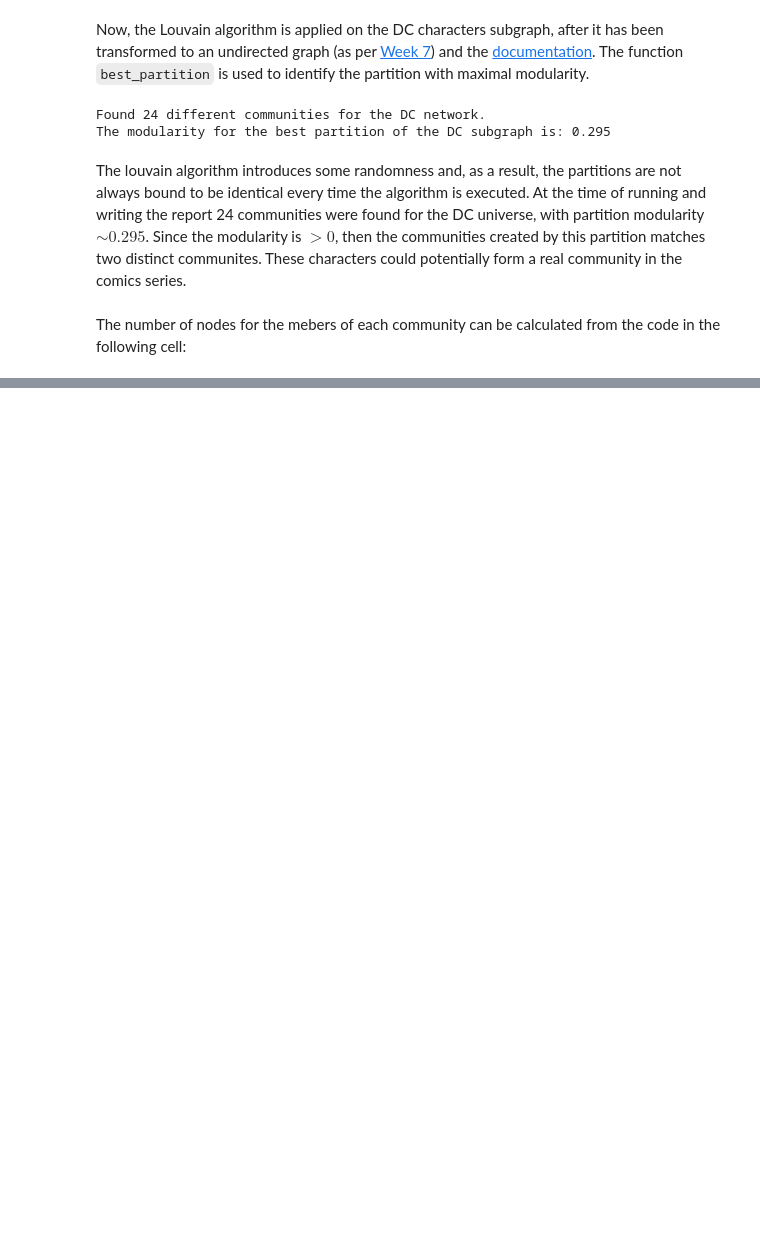
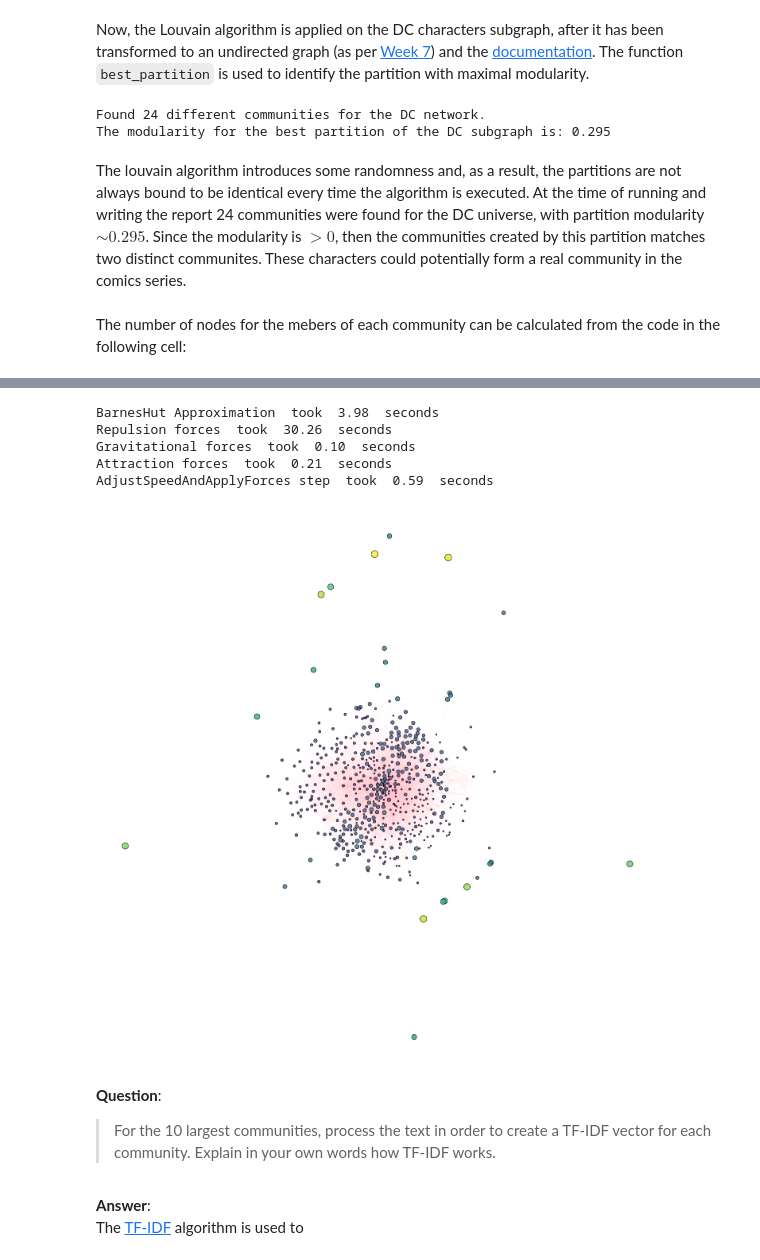
Before and after one commit to gpanagioto/projects_socialgraphs22, a Jupyter notebook: Assignment2/sg22_assignment_2_ima.ipynb, the cells around one changed output, grey strips where cells are left out. Drawn from its saved outputs; the diff is of its cells as text; code cells hidden in the pictures; blank space fills up the shorter version.

Commit message:
added communities code, starting tf-idf

```diff
--- a/Assignment2/sg22_assignment_2_ima.ipynb
+++ b/Assignment2/sg22_assignment_2_ima.ipynb
@@ -459,0 +489,57 @@ The number of nodes for the mebers of each community can be calculated from the
+# %%
+forceatlas2 = ForceAtlas2(
+                        # Behavior alternatives
+                        outboundAttractionDistribution=False,  # Dissuade hubs
+                        linLogMode=False,  # NOT IMPLEMENTED
+                        adjustSizes=False,  # Prevent overlap (NOT IMPLEMENTED)
+                        edgeWeightInfluence=1.0,
+
+                        # Performance
+                        jitterTolerance=1.0,  # Tolerance
+                        barnesHutOptimize=True,
+                        barnesHutTheta=1.2,
+                        multiThreaded=False,  # NOT IMPLEMENTED
+
+                        # Tuning
+                        scalingRatio=30.0,
+                        strongGravityMode=False,
+                        gravity=220.0,
+
+                        # Log
+                        verbose=True
+                        )
+
+
+options_node = {
+    'node_size':np.array(list(partition_dc.values()))*7,
+    'node_color': list(partition_dc.values()),
+    'alpha':0.75,
+}
+
+options_edge = {
+    'edge_color': "pink",
+    'alpha': 0.085,
+}
+
+
+iterations = 2000
+fig = plt.figure(figsize=(18,18))
+positions = forceatlas2.forceatlas2_networkx_layout(G_dc.to_undirected(), pos=None, iterations=iterations)
+nodes = nx.draw_networkx_nodes(G_dc.to_undirected(), positions, **options_node)
+nodes.set_edgecolor('k')
+nx.draw_networkx_edges(G_dc.to_undirected(), positions, **options_edge)
+plt.axis('off')
+plt.show()
+# %% [output]
+BarnesHut Approximation  took  3.98  seconds
+Repulsion forces  took  30.26  seconds
+Gravitational forces  took  0.10  seconds
+Attraction forces  took  0.21  seconds
+AdjustSpeedAndApplyForces step  took  0.59  seconds
+[figure, added]
+# %% [markdown]
+__Question__:
+> For the 10 largest communities, process the text in order to create a TF-IDF vector for each community. Explain in your own words how TF-IDF works.
+# %% [markdown]
+__Answer__:
+The [TF-IDF](https://en.wikipedia.org/wiki/Tf%E2%80%93idf) algorithm is used to
```
Also changed, not shown: parts of 3 cells of this notebook.
